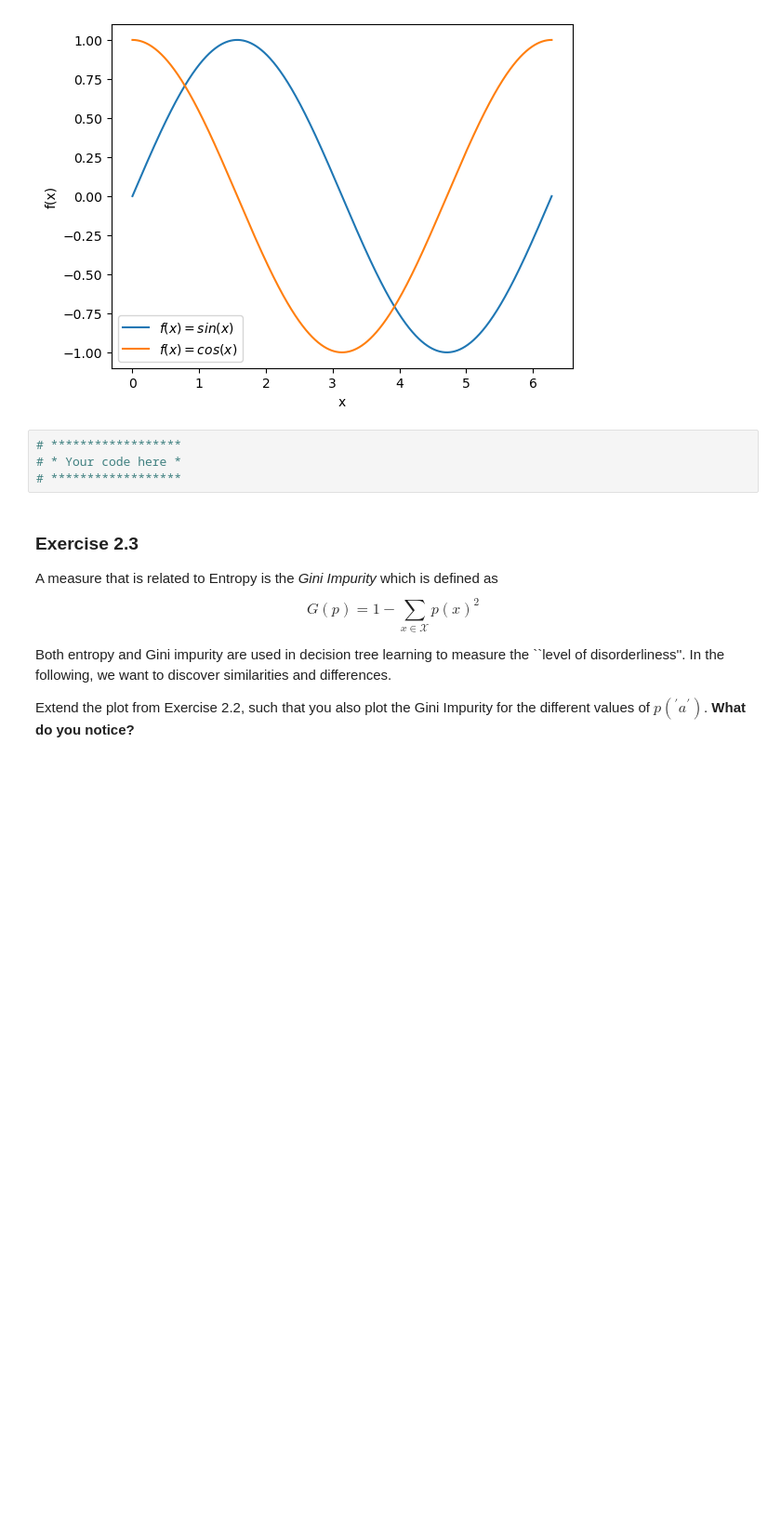
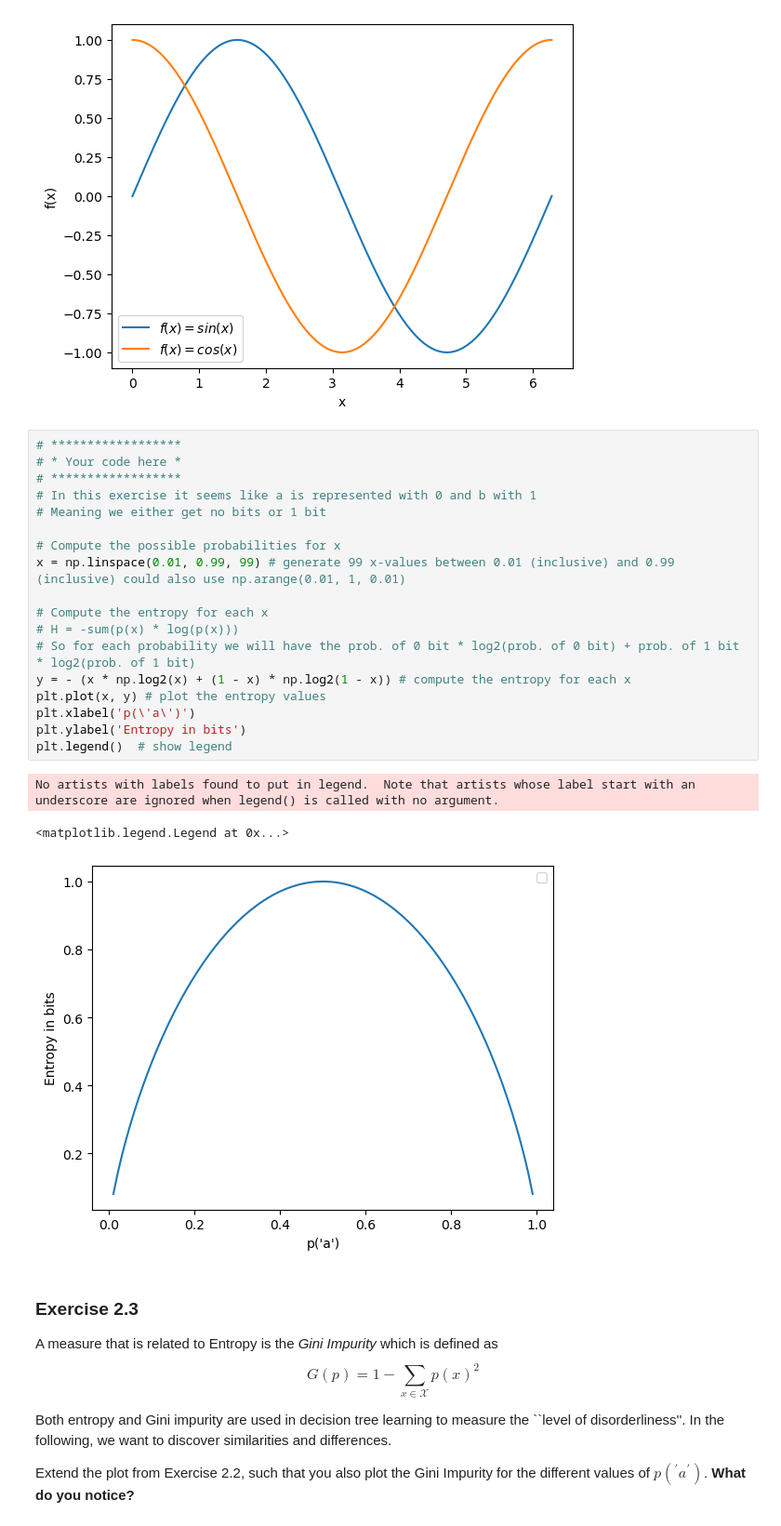
Before and after one commit to JoaquimGouveia/EDAN96_AppliedMachineLearning, a Jupyter notebook: lab2/lab2_intro_math.ipynb, the cells around one changed output. Shown at 93% size. Saved outputs shown, nothing was run; the diff lists cells and outputs as text; blank space fills up the shorter version.

```diff
--- a/lab2/lab2_intro_math.ipynb
+++ b/lab2/lab2_intro_math.ipynb
@@ -321,10 +389,28 @@ plt.legend()  # show legend
 # %% [output]
 <matplotlib.legend.Legend at 0x...>
 [figure]
-# %%
-# ******************
-# * Your code here *
-# ******************
+# %%
+# ******************
+# * Your code here *
+# ******************
+# In this exercise it seems like a is represented with 0 and b with 1
+# Meaning we either get no bits or 1 bit
+
+# Compute the possible probabilities for x
+x = np.linspace(0.01, 0.99, 99) # generate 99 x-values between 0.01 (inclusive) and 0.99 (inclusive) could also use np.arange(0.01, 1, 0.01)
+
+# Compute the entropy for each x
+# H = -sum(p(x) * log(p(x)))
+# So for each probability we will have the prob. of 0 bit * log2(prob. of 0 bit) + prob. of 1 bit * log2(prob. of 1 bit)
+y = - (x * np.log2(x) + (1 - x) * np.log2(1 - x)) # compute the entropy for each x
+plt.plot(x, y) # plot the entropy values
+plt.xlabel('p(\'a\')')
+plt.ylabel('Entropy in bits')
+plt.legend()  # show legend
+# %% [output]
+No artists with labels found to put in legend.  Note that artists whose label start with an underscore are ignored when legend() is called with no argument.
+<matplotlib.legend.Legend at 0x...>
+[figure, added]
 # %% [markdown]
 ### Exercise 2.3
 A measure that is related to Entropy is the *Gini Impurity* which is defined as
```
Also changed, not shown: parts of 35 cells of this notebook.
